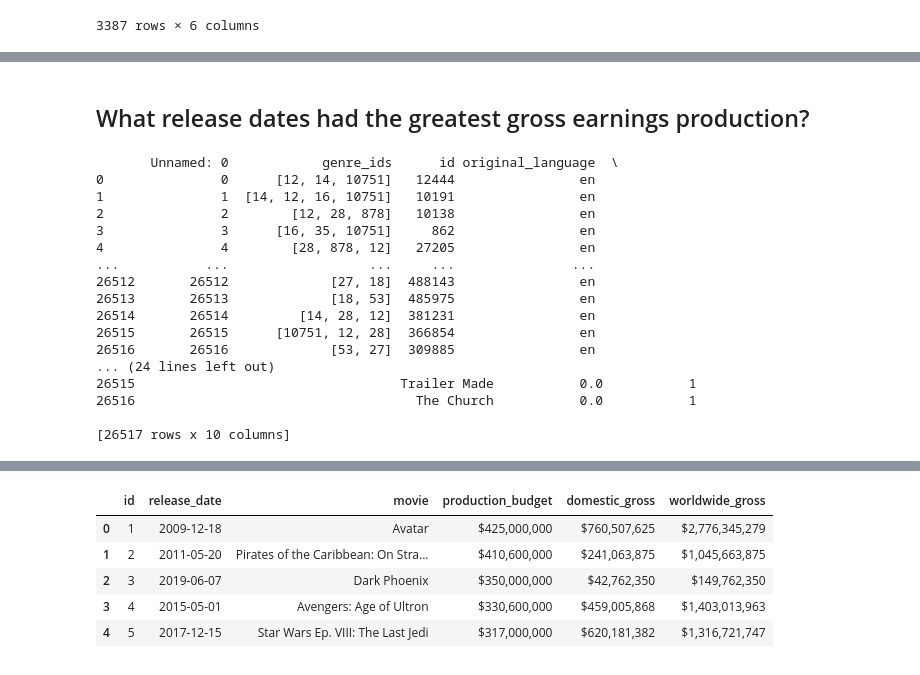
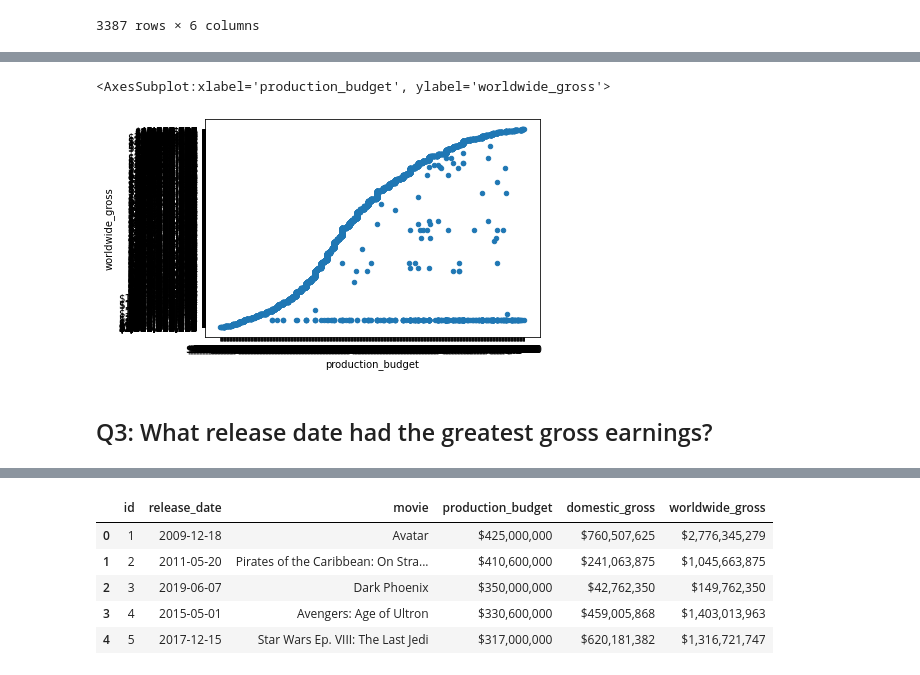
Before and after one commit to litzysj/Microsoft-Movie-Studios-Project, a Jupyter notebook: Sandbox Notebook.ipynb, the cells around one changed output, grey strips where cells are left out. Cells and saved outputs as stored; diff of their text form; code cells hidden in the pictures.

```diff
--- a/Sandbox Notebook.ipynb
+++ b/Sandbox Notebook.ipynb
@@ -151,22 +246,14 @@ studios[:20].plot(kind = 'bar')
+# %%
+# from matplotlib import pyplot as plt
+# fig, ax = plt.subplots(kind ='scatter')
+
+# ax.set_title("Production Budget vs. Worldwide Gross Earnings")
+# ax.set_xlabel("Production Budget")
+# ax.set_ylabel("Worldwide Gross Earnings")
+# plt.show()
+movie_budgets.plot(x="production_budget", y="worldwide_gross", kind="scatter")
+# %% [output]
+<AxesSubplot:xlabel='production_budget', ylabel='worldwide_gross'>
+[figure, added]
 # %% [markdown]
-## What release dates had the greatest gross earnings production?
+## Q3: What release date had the greatest gross earnings?
-# %%
-print(movies)
-# %% [output]
-       Unnamed: 0            genre_ids      id original_language  \
-0               0      [12, 14, 10751]   12444                en
-1               1  [14, 12, 16, 10751]   10191                en
-2               2        [12, 28, 878]   10138                en
-3               3      [16, 35, 10751]     862                en
-4               4        [28, 878, 12]   27205                en
-...           ...                  ...     ...               ...
-26512       26512             [27, 18]  488143                en
-26513       26513             [18, 53]  485975                en
-26514       26514         [14, 28, 12]  381231                en
-26515       26515      [10751, 12, 28]  366854                en
-26516       26516             [53, 27]  309885                en
-... (24 lines left out)
-26515                                  Trailer Made           0.0           1
-26516                                    The Church           0.0           1
-
-[26517 rows x 10 columns]
```
Also changed, not shown: parts of 25 cells of this notebook.
